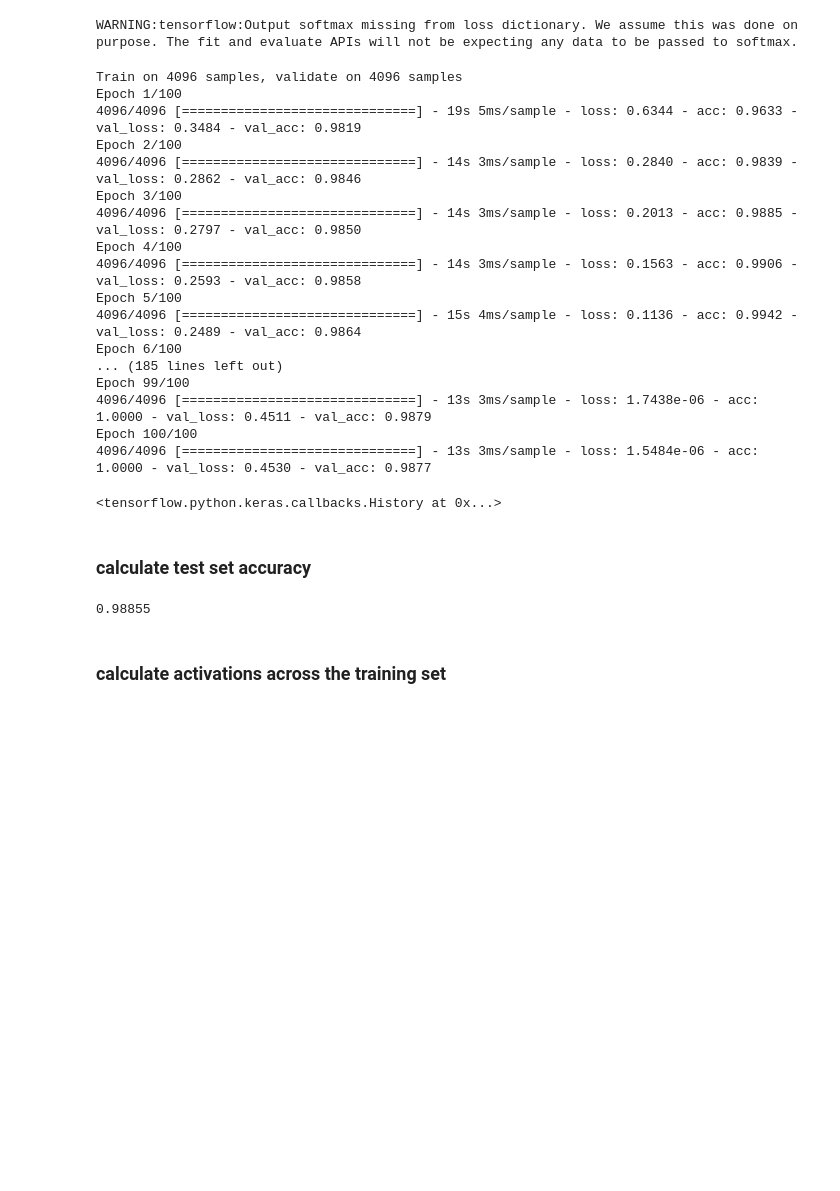
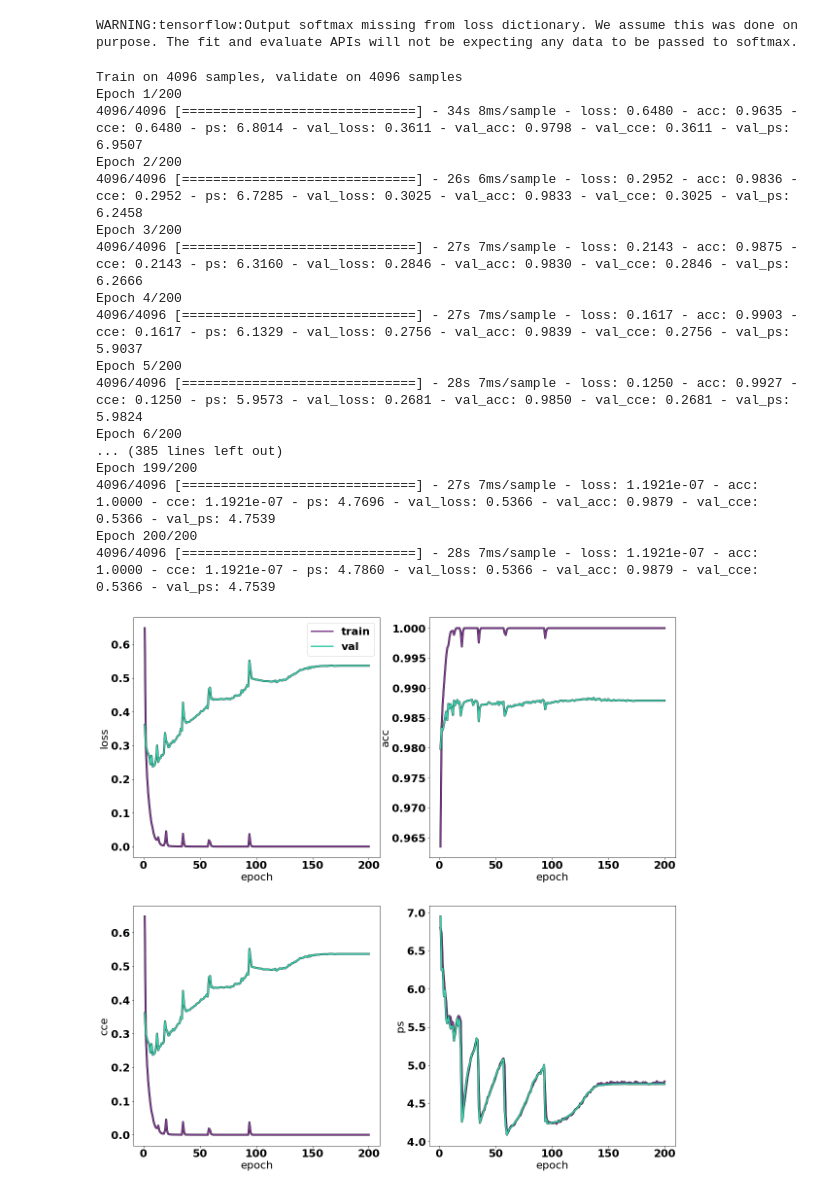
Before and after one commit to dr-darryl-wright/polysemantic-neurons, a Jupyter notebook: MNIST_baseline_all_classes.ipynb, the cells around one changed output. Cells and saved outputs as stored; diff of their text form; code cells hidden in the pictures; blank space fills up the shorter version.

```diff
--- a/MNIST_baseline_all_classes.ipynb
+++ b/MNIST_baseline_all_classes.ipynb
@@ -104,37 +118,41 @@ model.add_metric(my_acc(i2, o), name='acc', aggregation='mean')
 # %% [output]
 WARNING:tensorflow:Output softmax missing from loss dictionary. We assume this was done on purpose. The fit and evaluate APIs will not be expecting any data to be passed to softmax.
 # %%
-model.fit([np.array(x_train_reshape)[:limit], y_train[:limit]],
-          y=None,
-          validation_data=([np.array(x_train_reshape)[limit:2*limit], y_train[limit:2*limit]], None),
-          batch_size=batch_size,
-          epochs=epochs)
+history = model.fit([np.array(x_train_reshape)[:limit], y_train[:limit]],
+                    y=None,
+                    validation_data=([np.array(x_train_reshape)[limit:2*limit],
+                                      y_train[limit:2*limit]], None),
+                    batch_size=batch_size,
+                    epochs=epochs)
 # %% [output]
 Train on 4096 samples, validate on 4096 samples
-Epoch 1/100
-4096/4096 [==============================] - 19s 5ms/sample - loss: 0.6344 - acc: 0.9633 - val_loss: 0.3484 - val_acc: 0.9819
-Epoch 2/100
-4096/4096 [==============================] - 14s 3ms/sample - loss: 0.2840 - acc: 0.9839 - val_loss: 0.2862 - val_acc: 0.9846
-Epoch 3/100
-4096/4096 [==============================] - 14s 3ms/sample - loss: 0.2013 - acc: 0.9885 - val_loss: 0.2797 - val_acc: 0.9850
-Epoch 4/100
-4096/4096 [==============================] - 14s 3ms/sample - loss: 0.1563 - acc: 0.9906 - val_loss: 0.2593 - val_acc: 0.9858
-Epoch 5/100
-4096/4096 [==============================] - 15s 4ms/sample - loss: 0.1136 - acc: 0.9942 - val_loss: 0.2489 - val_acc: 0.9864
-Epoch 6/100
-... (185 lines left out)
-Epoch 99/100
-4096/4096 [==============================] - 13s 3ms/sample - loss: 1.7438e-06 - acc: 1.0000 - val_loss: 0.4511 - val_acc: 0.9879
-Epoch 100/100
-4096/4096 [==============================] - 13s 3ms/sample - loss: 1.5484e-06 - acc: 1.0000 - val_loss: 0.4530 - val_acc: 0.9877
+Epoch 1/200
+4096/4096 [==============================] - 34s 8ms/sample - loss: 0.6480 - acc: 0.9635 - cce: 0.6480 - ps: 6.8014 - val_loss: 0.3611 - val_acc: 0.9798 - val_cce: 0.3611 - val_ps: 6.9507
+Epoch 2/200
+4096/4096 [==============================] - 26s 6ms/sample - loss: 0.2952 - acc: 0.9836 - cce: 0.2952 - ps: 6.7285 - val_loss: 0.3025 - val_acc: 0.9833 - val_cce: 0.3025 - val_ps: 6.2458
+Epoch 3/200
+4096/4096 [==============================] - 27s 7ms/sample - loss: 0.2143 - acc: 0.9875 - cce: 0.2143 - ps: 6.3160 - val_loss: 0.2846 - val_acc: 0.9830 - val_cce: 0.2846 - val_ps: 6.2666
+Epoch 4/200
+4096/4096 [==============================] - 27s 7ms/sample - loss: 0.1617 - acc: 0.9903 - cce: 0.1617 - ps: 6.1329 - val_loss: 0.2756 - val_acc: 0.9839 - val_cce: 0.2756 - val_ps: 5.9037
+Epoch 5/200
+4096/4096 [==============================] - 28s 7ms/sample - loss: 0.1250 - acc: 0.9927 - cce: 0.1250 - ps: 5.9573 - val_loss: 0.2681 - val_acc: 0.9850 - val_cce: 0.2681 - val_ps: 5.9824
+Epoch 6/200
+... (385 lines left out)
+Epoch 199/200
+4096/4096 [==============================] - 27s 7ms/sample - loss: 1.1921e-07 - acc: 1.0000 - cce: 1.1921e-07 - ps: 4.7696 - val_loss: 0.5366 - val_acc: 0.9879 - val_cce: 0.5366 - val_ps: 4.7539
+Epoch 200/200
+4096/4096 [==============================] - 28s 7ms/sample - loss: 1.1921e-07 - acc: 1.0000 - cce: 1.1921e-07 - ps: 4.7860 - val_loss: 0.5366 - val_acc: 0.9879 - val_cce: 0.5366 - val_ps: 4.7539
-<tensorflow.python.keras.callbacks.History at 0x...>
-# %% [markdown]
-### calculate test set accuracy
-# %%
-inference = tf.keras.Model(inputs=i, outputs=o)
-y_pred_test = inference.predict(np.array(x_test_reshape))
-print(np.mean(my_acc(y_test, y_pred_test)))
-# %% [output]
-0.98855
-# %% [markdown]
-### calculate activations across the training set
+# %%
+fig = plt.figure(figsize=(20,20))
+for j,m in enumerate(['loss', 'acc', 'cce', 'ps']):
+    ax = fig.add_subplot(2,2,j+1)
+    ax.plot(range(1,epochs+1), np.squeeze(history.history[m]), 'k-', lw=4)
+    t, = ax.plot(range(1,epochs+1), np.squeeze(history.history[m]), '-', color='#7E3F8F', lw=3)
+    ax.plot(range(1,epochs+1), np.squeeze(history.history['val_{}'.format(m)]), 'k-', lw=4)
+    v, = ax.plot(range(1,epochs+1), np.squeeze(history.history['val_{}'.format(m)]), '-', color='#3BCEAC', lw=3)
+    ax.set_ylabel(m)
+    ax.set_xlabel('epoch')
+    if j == 0:
+        ax.legend([t, v], ['train', 'val'])
+# %% [output]
+[figure, added]
```
Also changed, not shown: parts of 27 cells of this notebook, 1 other file.
